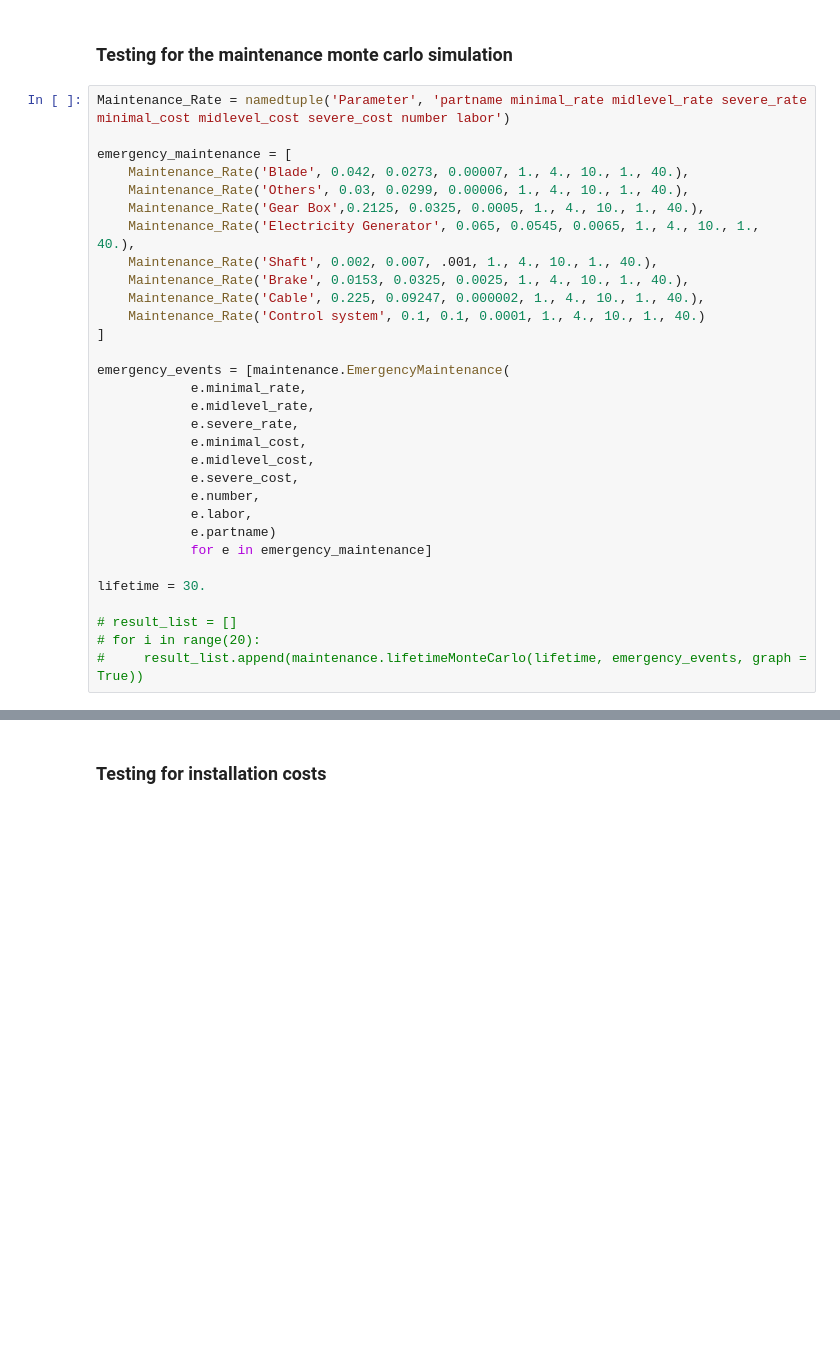
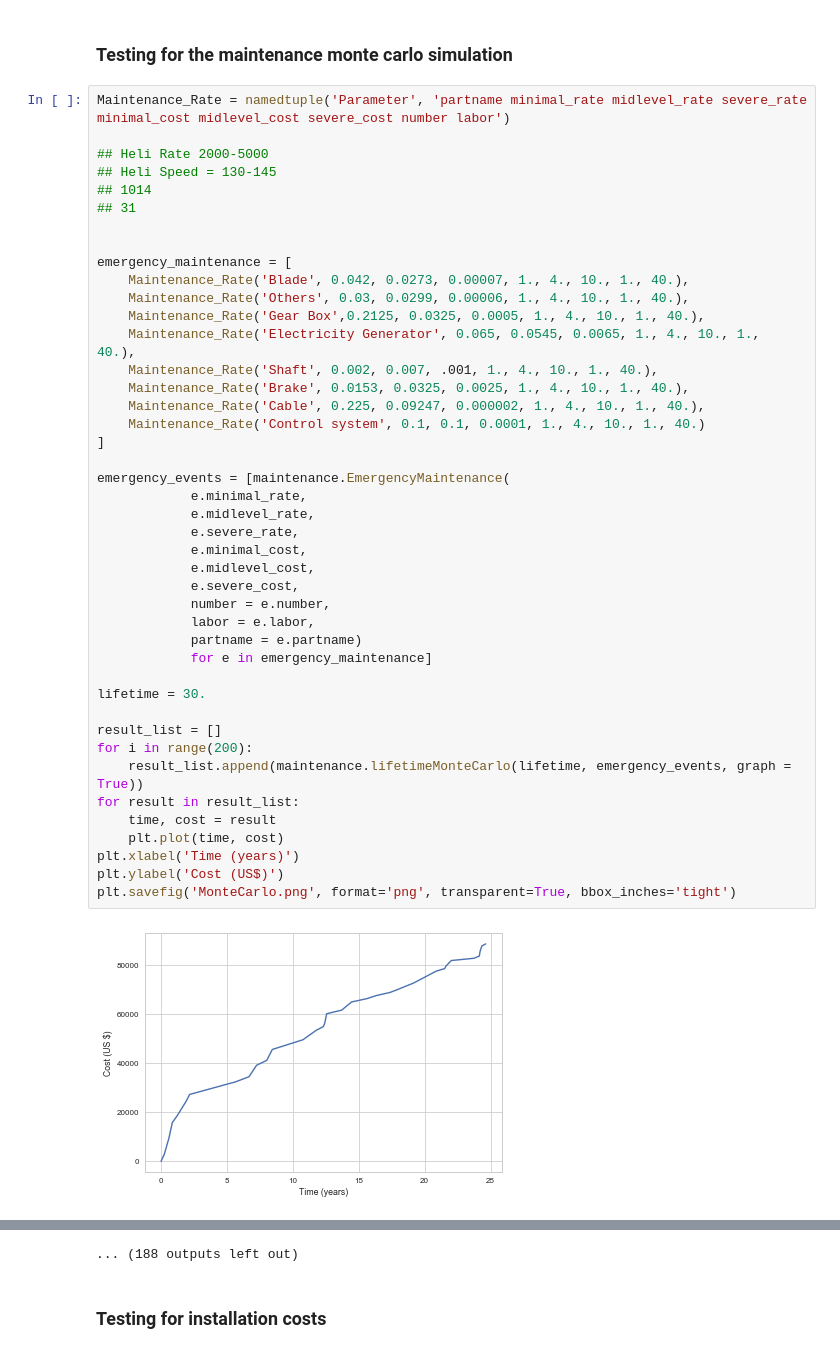
Before and after one commit to BAJJCapstone/MHK-LCoE, a Jupyter notebook: Levelized Cost of Electricity.ipynb, the cells around one changed output, grey strips where cells are left out. Saved outputs shown, nothing was run; the diff lists cells and outputs as text; blank space fills up the shorter version.

```diff
--- a/Levelized Cost of Electricity.ipynb
+++ b/Levelized Cost of Electricity.ipynb
@@ -25,32 +25,46 @@ from collections import namedtuple
 ### Testing for the maintenance monte carlo simulation
 # %%
 Maintenance_Rate = namedtuple('Parameter', 'partname minimal_rate midlevel_rate severe_rate minimal_cost midlevel_cost severe_cost number labor')
+
+## Heli Rate 2000-5000
+## Heli Speed = 130-145
+## 1014
+## 31
+
 
 emergency_maintenance = [
     Maintenance_Rate('Blade', 0.042, 0.0273, 0.00007, 1., 4., 10., 1., 40.),
     Maintenance_Rate('Others', 0.03, 0.0299, 0.00006, 1., 4., 10., 1., 40.),
     Maintenance_Rate('Gear Box',0.2125, 0.0325, 0.0005, 1., 4., 10., 1., 40.),
     Maintenance_Rate('Electricity Generator', 0.065, 0.0545, 0.0065, 1., 4., 10., 1., 40.),
     Maintenance_Rate('Shaft', 0.002, 0.007, .001, 1., 4., 10., 1., 40.),
     Maintenance_Rate('Brake', 0.0153, 0.0325, 0.0025, 1., 4., 10., 1., 40.),
     Maintenance_Rate('Cable', 0.225, 0.09247, 0.000002, 1., 4., 10., 1., 40.),
     Maintenance_Rate('Control system', 0.1, 0.1, 0.0001, 1., 4., 10., 1., 40.)
 ]
 
 emergency_events = [maintenance.EmergencyMaintenance(
             e.minimal_rate,
             e.midlevel_rate,
             e.severe_rate,
             e.minimal_cost,
             e.midlevel_cost,
             e.severe_cost,
-            e.number,
-            e.labor,
-            e.partname)
+            number = e.number,
+            labor = e.labor,
+            partname = e.partname)
             for e in emergency_maintenance]
 
 lifetime = 30.
 
-# result_list = []
-# for i in range(20):
-#     result_list.append(maintenance.lifetimeMonteCarlo(lifetime, emergency_events, graph = True))
+result_list = []
+for i in range(200):
+    result_list.append(maintenance.lifetimeMonteCarlo(lifetime, emergency_events, graph = True))
+for result in result_list:
+    time, cost = result
+    plt.plot(time, cost)
+plt.xlabel('Time (years)')
+plt.ylabel('Cost (US$)')
+plt.savefig('MonteCarlo.png', format='png', transparent=True, bbox_inches='tight')
+# %% [output]
+[figure, added]
@@ -57,3 +82,4 @@ lifetime = 30.
+... (188 outputs left out)
 # %% [markdown]
 ### Testing for installation costs
 # %%
```
Also changed, not shown: parts of 8 cells of this notebook, 3 other files.
